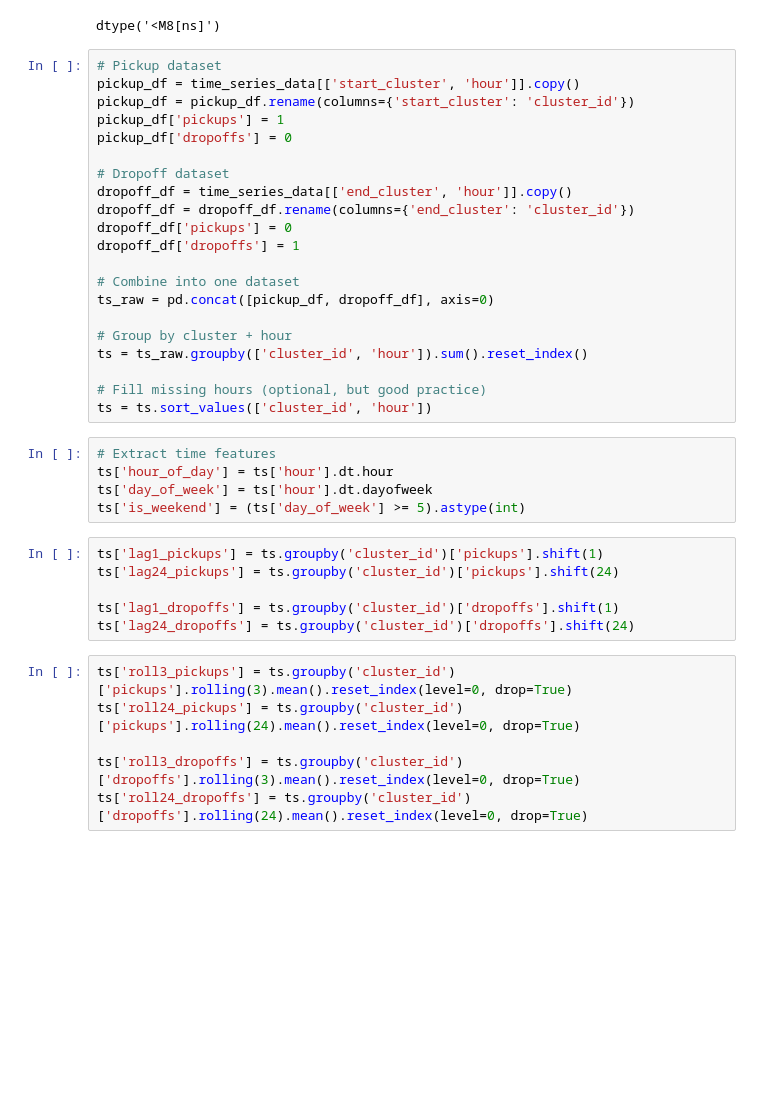
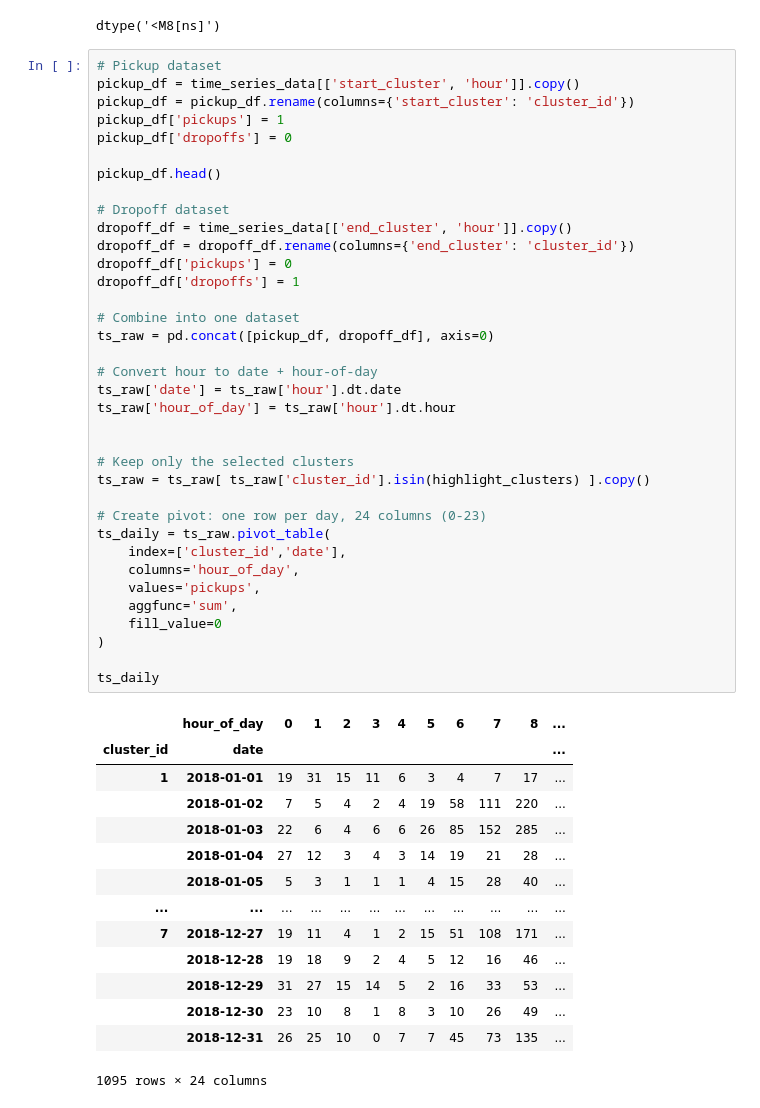
Before and after one commit to Andrejj23/city-bike, a Jupyter notebook: Georgios/mean_shift_clustering.ipynb, the cells around one changed output. Cells and saved outputs as stored; diff of their text form; blank space fills up the shorter version.

Commit message:
Update requirements.txt Task 2 of Mean Shift Done

```diff
--- a/Georgios/mean_shift_clustering.ipynb
+++ b/Georgios/mean_shift_clustering.ipynb
@@ -662,38 +661,51 @@ dtype('<M8[ns]')
 # %%
 # Pickup dataset
 pickup_df = time_series_data[['start_cluster', 'hour']].copy()
 pickup_df = pickup_df.rename(columns={'start_cluster': 'cluster_id'})
 pickup_df['pickups'] = 1
 pickup_df['dropoffs'] = 0
+
+pickup_df.head()
 
 # Dropoff dataset
 dropoff_df = time_series_data[['end_cluster', 'hour']].copy()
 dropoff_df = dropoff_df.rename(columns={'end_cluster': 'cluster_id'})
 dropoff_df['pickups'] = 0
 dropoff_df['dropoffs'] = 1
 
 # Combine into one dataset
 ts_raw = pd.concat([pickup_df, dropoff_df], axis=0)
 
-# Group by cluster + hour
-ts = ts_raw.groupby(['cluster_id', 'hour']).sum().reset_index()
+# Convert hour to date + hour-of-day
+ts_raw['date'] = ts_raw['hour'].dt.date
+ts_raw['hour_of_day'] = ts_raw['hour'].dt.hour
 
-# Fill missing hours (optional, but good practice)
-ts = ts.sort_values(['cluster_id', 'hour'])
+
+# Keep only the selected clusters
+ts_raw = ts_raw[ ts_raw['cluster_id'].isin(highlight_clusters) ].copy()
+
+# Create pivot: one row per day, 24 columns (0-23)
+ts_daily = ts_raw.pivot_table(
+    index=['cluster_id','date'],
+    columns='hour_of_day',
+    values='pickups',
+    aggfunc='sum',
+    fill_value=0
+)
+
+ts_daily
+# %% [output]
+|  | hour_of_day | 0 | 1 | 2 | 3 | 4 | 5 | 6 | 7 | 8 | ... |
+| cluster_id | date |  |  |  |  |  |  |  |  |  | ... |
+| 1 | 2018-01-01 | 19 | 31 | 15 | 11 | 6 | 3 | 4 | 7 | 17 | ... |
+|  | 2018-01-02 | 7 | 5 | 4 | 2 | 4 | 19 | 58 | 111 | 220 | ... |
+|  | 2018-01-03 | 22 | 6 | 4 | 6 | 6 | 26 | 85 | 152 | 285 | ... |
+|  | 2018-01-04 | 27 | 12 | 3 | 4 | 3 | 14 | 19 | 21 | 28 | ... |
+|  | 2018-01-05 | 5 | 3 | 1 | 1 | 1 | 4 | 15 | 28 | 40 | ... |
+| ... | ... | ... | ... | ... | ... | ... | ... | ... | ... | ... | ... |
+| 7 | 2018-12-27 | 19 | 11 | 4 | 1 | 2 | 15 | 51 | 108 | 171 | ... |
+|  | 2018-12-28 | 19 | 18 | 9 | 2 | 4 | 5 | 12 | 16 | 46 | ... |
+|  | 2018-12-29 | 31 | 27 | 15 | 14 | 5 | 2 | 16 | 33 | 53 | ... |
+|  | 2018-12-30 | 23 | 10 | 8 | 1 | 8 | 3 | 10 | 26 | 49 | ... |
+|  | 2018-12-31 | 26 | 25 | 10 | 0 | 7 | 7 | 45 | 73 | 135 | ... |
+1095 rows × 24 columns
-# %%
-# Extract time features
-ts['hour_of_day'] = ts['hour'].dt.hour
-ts['day_of_week'] = ts['hour'].dt.dayofweek
-ts['is_weekend'] = (ts['day_of_week'] >= 5).astype(int)
-# %%
-ts['lag1_pickups'] = ts.groupby('cluster_id')['pickups'].shift(1)
-ts['lag24_pickups'] = ts.groupby('cluster_id')['pickups'].shift(24)
-
-ts['lag1_dropoffs'] = ts.groupby('cluster_id')['dropoffs'].shift(1)
-ts['lag24_dropoffs'] = ts.groupby('cluster_id')['dropoffs'].shift(24)
-# %%
-ts['roll3_pickups'] = ts.groupby('cluster_id')['pickups'].rolling(3).mean().reset_index(level=0, drop=True)
-ts['roll24_pickups'] = ts.groupby('cluster_id')['pickups'].rolling(24).mean().reset_index(level=0, drop=True)
-
-ts['roll3_dropoffs'] = ts.groupby('cluster_id')['dropoffs'].rolling(3).mean().reset_index(level=0, drop=True)
-ts['roll24_dropoffs'] = ts.groupby('cluster_id')['dropoffs'].rolling(24).mean().reset_index(level=0, drop=True)
```
Also changed, not shown: parts of 15 cells of this notebook, 2 other files.
